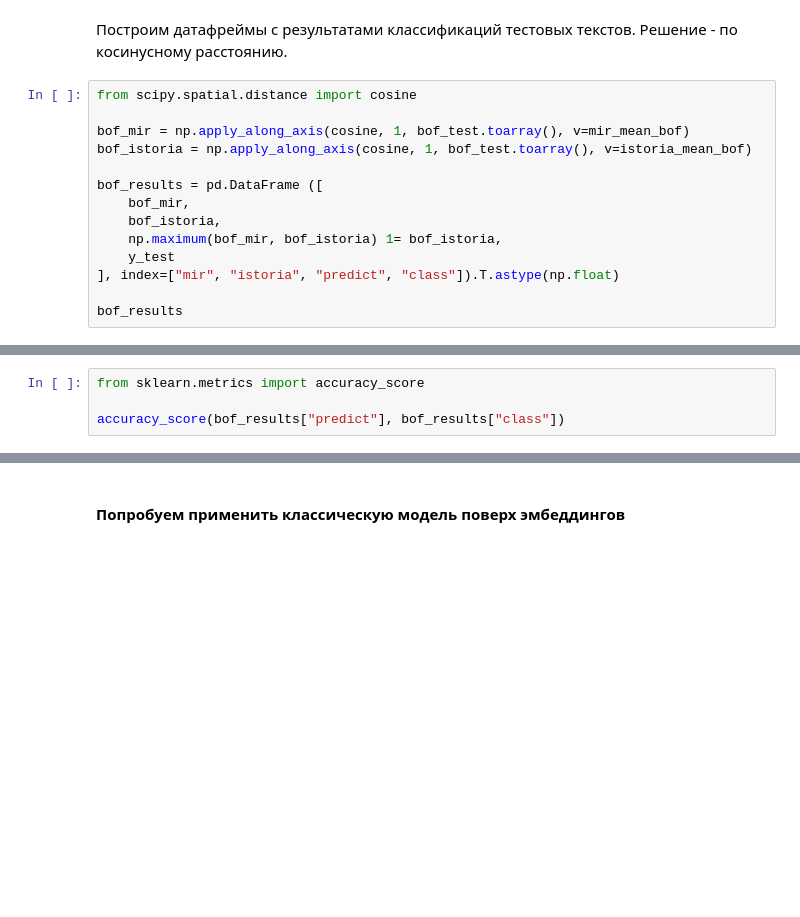
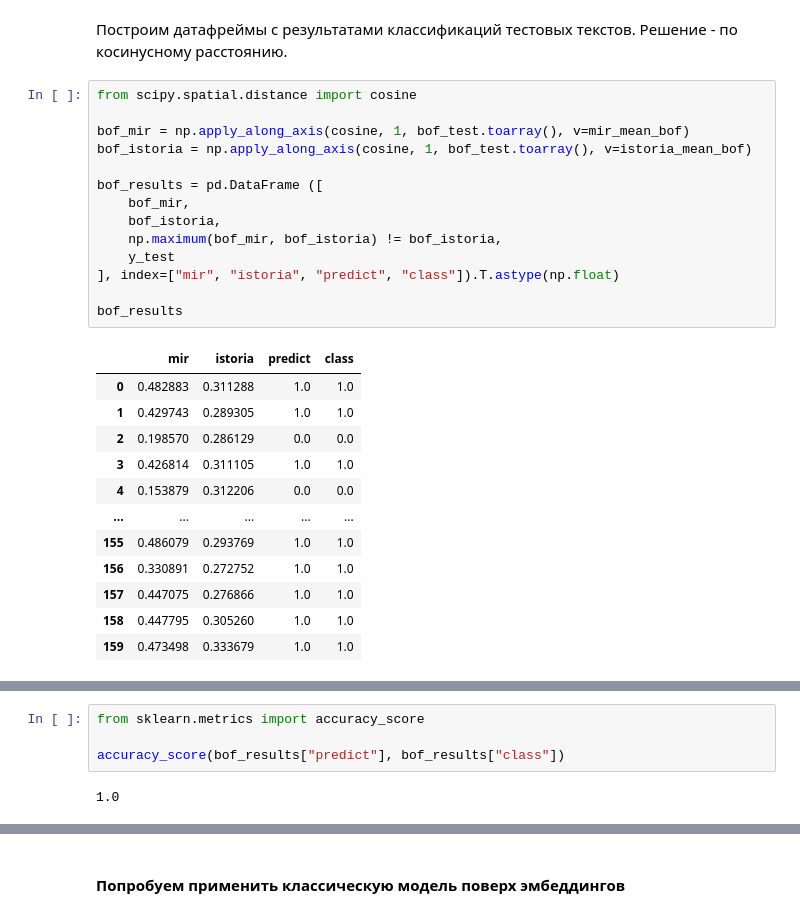
Before and after one commit to AlekseySirmais7/bmstuML, a Jupyter notebook: Laba_6.ipynb, the cells around one changed output, grey strips where cells are left out. Cells and saved outputs as stored; diff of their text form; blank space fills up the shorter version.

```diff
--- a/Laba_6.ipynb
+++ b/Laba_6.ipynb
@@ -562,15 +562,27 @@ array([  21.287577 ,   -6.163924 ,  -26.476585 ,   85.83214  ,
 # %%
 from scipy.spatial.distance import cosine
 
 bof_mir = np.apply_along_axis(cosine, 1, bof_test.toarray(), v=mir_mean_bof)
 bof_istoria = np.apply_along_axis(cosine, 1, bof_test.toarray(), v=istoria_mean_bof)
 
 bof_results = pd.DataFrame ([
     bof_mir,
     bof_istoria,
-    np.maximum(bof_mir, bof_istoria) 1= bof_istoria,
+    np.maximum(bof_mir, bof_istoria) != bof_istoria,
     y_test
 ], index=["mir", "istoria", "predict", "class"]).T.astype(np.float)
 
 bof_results
 # %% [output]
+|  | mir | istoria | predict | class |
+| 0 | 0.482883 | 0.311288 | 1.0 | 1.0 |
+| 1 | 0.429743 | 0.289305 | 1.0 | 1.0 |
+| 2 | 0.198570 | 0.286129 | 0.0 | 0.0 |
+| 3 | 0.426814 | 0.311105 | 1.0 | 1.0 |
+| 4 | 0.153879 | 0.312206 | 0.0 | 0.0 |
+| ... | ... | ... | ... | ... |
+| 155 | 0.486079 | 0.293769 | 1.0 | 1.0 |
+| 156 | 0.330891 | 0.272752 | 1.0 | 1.0 |
+| 157 | 0.447075 | 0.276866 | 1.0 | 1.0 |
+| 158 | 0.447795 | 0.305260 | 1.0 | 1.0 |
+| 159 | 0.473498 | 0.333679 | 1.0 | 1.0 |
@@ -579,6 +591,8 @@ SyntaxError: invalid syntax (<ipython-input-49-63fa7b1dd464>, line 9)
 from sklearn.metrics import accuracy_score
 
 accuracy_score(bof_results["predict"], bof_results["class"])
+# %% [output]
+1.0
 # %%
 tfidf_mir = np.apply_along_axis(cosine, 1, tfidf_test.toarray(), v=mir_mean_tfidf)
 tfidf_istoria = np.apply_along_axis(cosine, 1, tfidf_test.toarray(), v=istoria_mean_tfidf)
```
Also changed, not shown: parts of 7 cells of this notebook.
